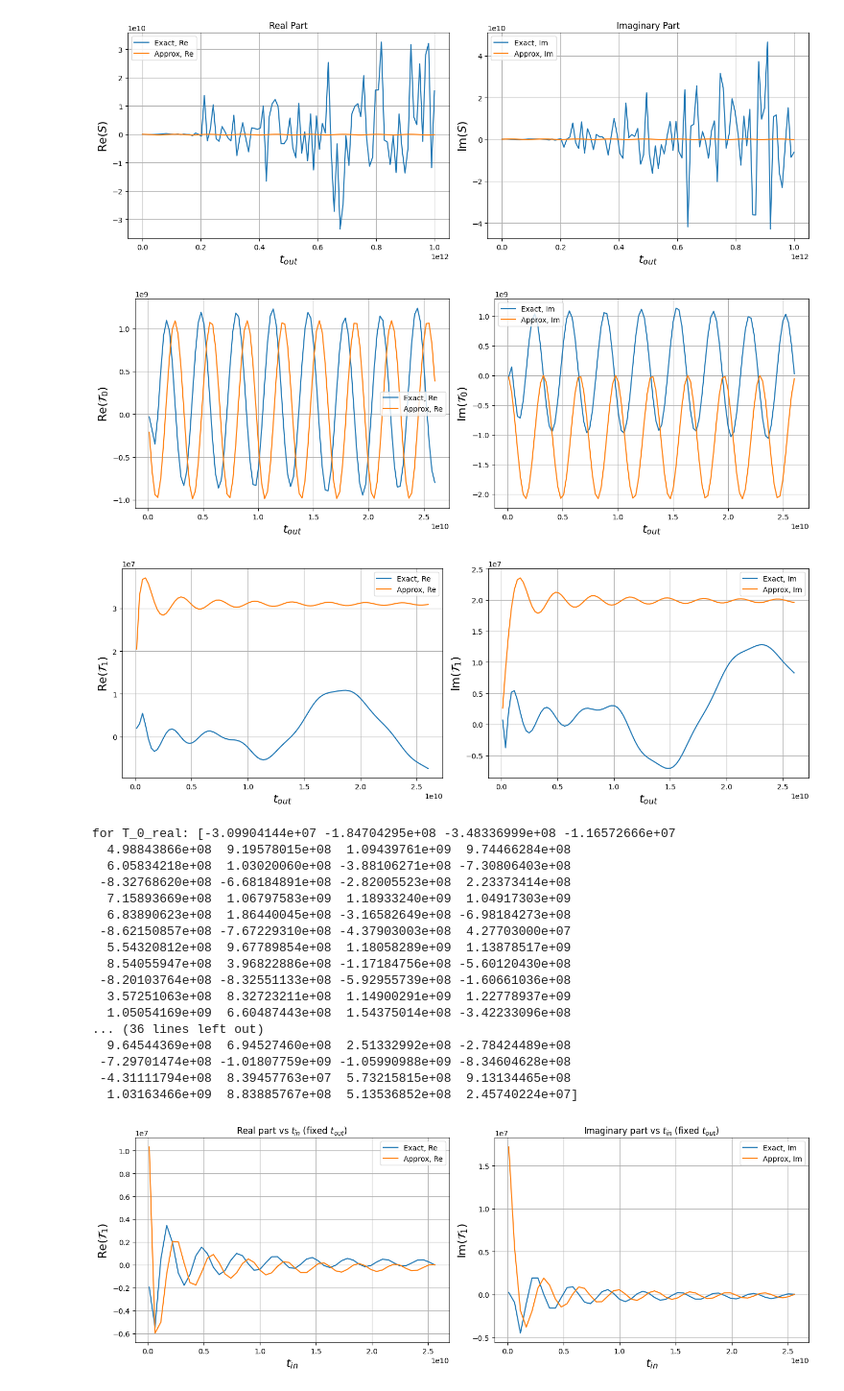
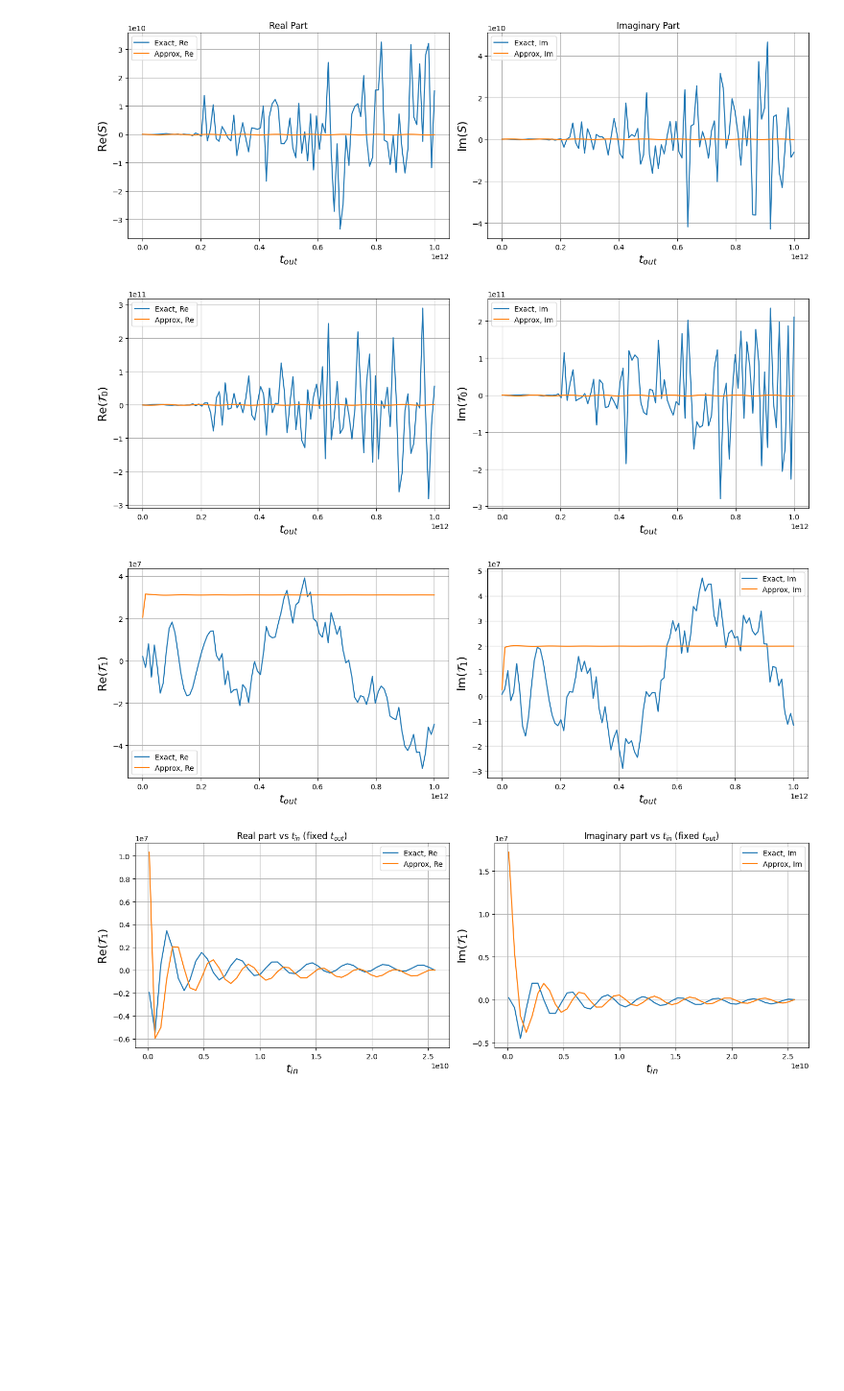
Before and after one commit to Ul1anchik/Itmo, a Jupyter notebook: torch_ref_(7)_corrected (2).ipynb, the cells around one changed output. Shown at 96% size. Drawn from its saved outputs; the diff is of its cells as text; code cells hidden in the pictures; blank space fills up the shorter version.

```diff
--- a/torch_ref_(7)_corrected (2).ipynb
+++ b/torch_ref_(7)_corrected (2).ipynb
@@ -795,7 +795,7 @@ plt.show()
 # %%
 import numpy as np
 
-tspec = np.linspace (1.32e8, 2.6e10, 100) #- tint0 like approx
+tspec = np.linspace (1.32e8, 1e12, 100) #- tint0 like approx
 
 # tspec = np.linspace (1.32e11, 2e11, 100) #- difficult to see the beginning of difference for tint0, 4.3e9
 # tspec = np.linspace(2.6e10, 2e11, 100)
@@ -832,59 +832,42 @@ plt.tight_layout()
 plt.show()
 
 # Create a figure with 2 subplots (1 row, 2 columns)
 fig, (ax1, ax2) = plt.subplots(1, 2, figsize=(14, 5))
 
 # Plot real parts on the first subplot
 ax1.plot(tspec, np.array(tint1_Texact).real, label='Exact, Re')
 ax1.plot(tspec, np.array(tint1).real, label='Approx, Re')
 ax1.legend()
 ax1.grid()
 ax1.set_xlabel("$t_{out}$", fontsize=16)
 ax1.set_ylabel("Re($\mathcal{T}_1$)", fontsize=16)
 
 # Plot imaginary parts on the second subplot
 ax2.plot(tspec, np.array(tint1_Texact).imag, label='Exact, Im')
 ax2.plot(tspec, np.array(tint1).imag, label='Approx, Im')
 ax2.legend()
 ax2.grid()
 ax2.set_xlabel("$t_{out}$", fontsize=16)
 ax2.set_ylabel("Im($\mathcal{T}_1$)", fontsize=16)
 
 # Adjust layout and show
 plt.tight_layout()
 plt.show()
 
-print("for T_0_real:", np.array(tint0_Texact).real)
-target = 2.46770752e+09
-idx = np.argmin(np.abs(np.array(tint0_Texact).real - target))
-value = tspec[idx]
-print("t_out at tint0_Texact =", target, "is", value)
-print("index", idx)
+# print("for T_0_real:", np.array(tint0_Texact).real)
+# target = 2.46770752e+09
+# idx = np.argmin(np.abs(np.array(tint0_Texact).real - target))
+# value = tspec[idx]
+# print("t_out at tint0_Texact =", target, "is", value)
+# print("index", idx)
 
-print("for T_0_imag:", np.array(tint0_Texact).imag)
+# print("for T_0_imag:", np.array(tint0_Texact).imag)
 
 # print("for T_1_real:", np.array(tint1_Texact).real)
 # print("for T_1_imag:", np.array(tint1_Texact).imag)
 # %% [output]
-[figure, old version]
+[figure, new version]
-[figure, old version]
+[figure, new version]
-for T_0_real: [-3.09904144e+07 -1.84704295e+08 -3.48336999e+08 -1.16572666e+07
-  4.98843866e+08  9.19578015e+08  1.09439761e+09  9.74466284e+08
-  6.05834218e+08  1.03020060e+08 -3.88106271e+08 -7.30806403e+08
- -8.32768620e+08 -6.68184891e+08 -2.82005523e+08  2.23373414e+08
-  7.15893669e+08  1.06797583e+09  1.18933240e+09  1.04917303e+09
-  6.83890623e+08  1.86440045e+08 -3.16582649e+08 -6.98184273e+08
- -8.62150857e+08 -7.67229310e+08 -4.37903003e+08  4.27703000e+07
-  5.54320812e+08  9.67789854e+08  1.18058289e+09  1.13878517e+09
-  8.54055947e+08  3.96822886e+08 -1.17184756e+08 -5.60120430e+08
- -8.20103764e+08 -8.32551133e+08 -5.92955739e+08 -1.60661036e+08
-  3.57251063e+08  8.32723211e+08  1.14900291e+09  1.22778937e+09
-  1.05054169e+09  6.60487443e+08  1.54375014e+08 -3.42233096e+08
-... (36 lines left out)
-  9.64544369e+08  6.94527460e+08  2.51332992e+08 -2.78424489e+08
- -7.29701474e+08 -1.01807759e+09 -1.05990988e+09 -8.34604628e+08
- -4.31111794e+08  8.39457763e+07  5.73215815e+08  9.13134465e+08
-  1.03163466e+09  8.83885767e+08  5.13536852e+08  2.45740224e+07]
 # %%
 # ...existing code...
 
```
Also changed, not shown: 19 other files.
